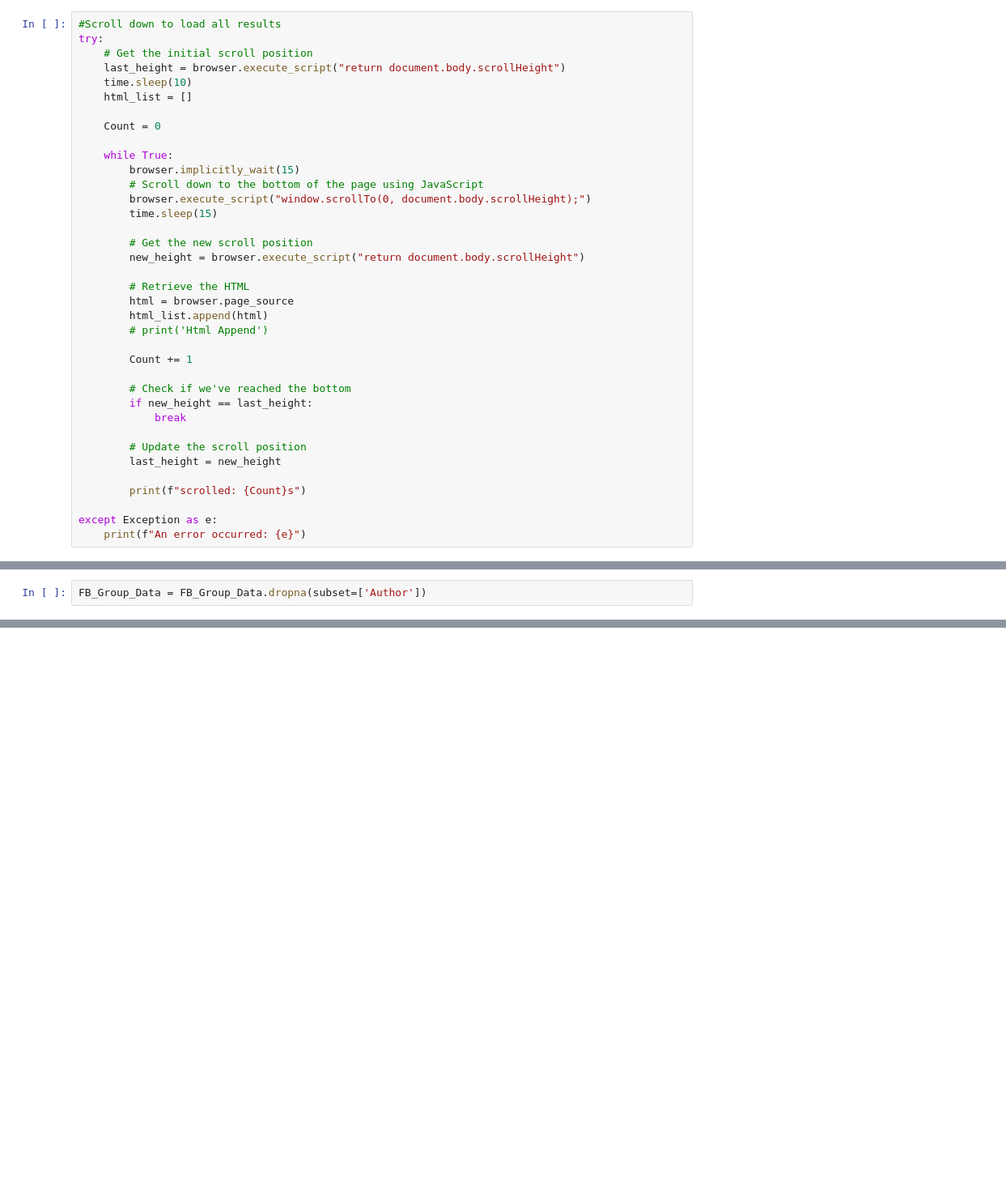
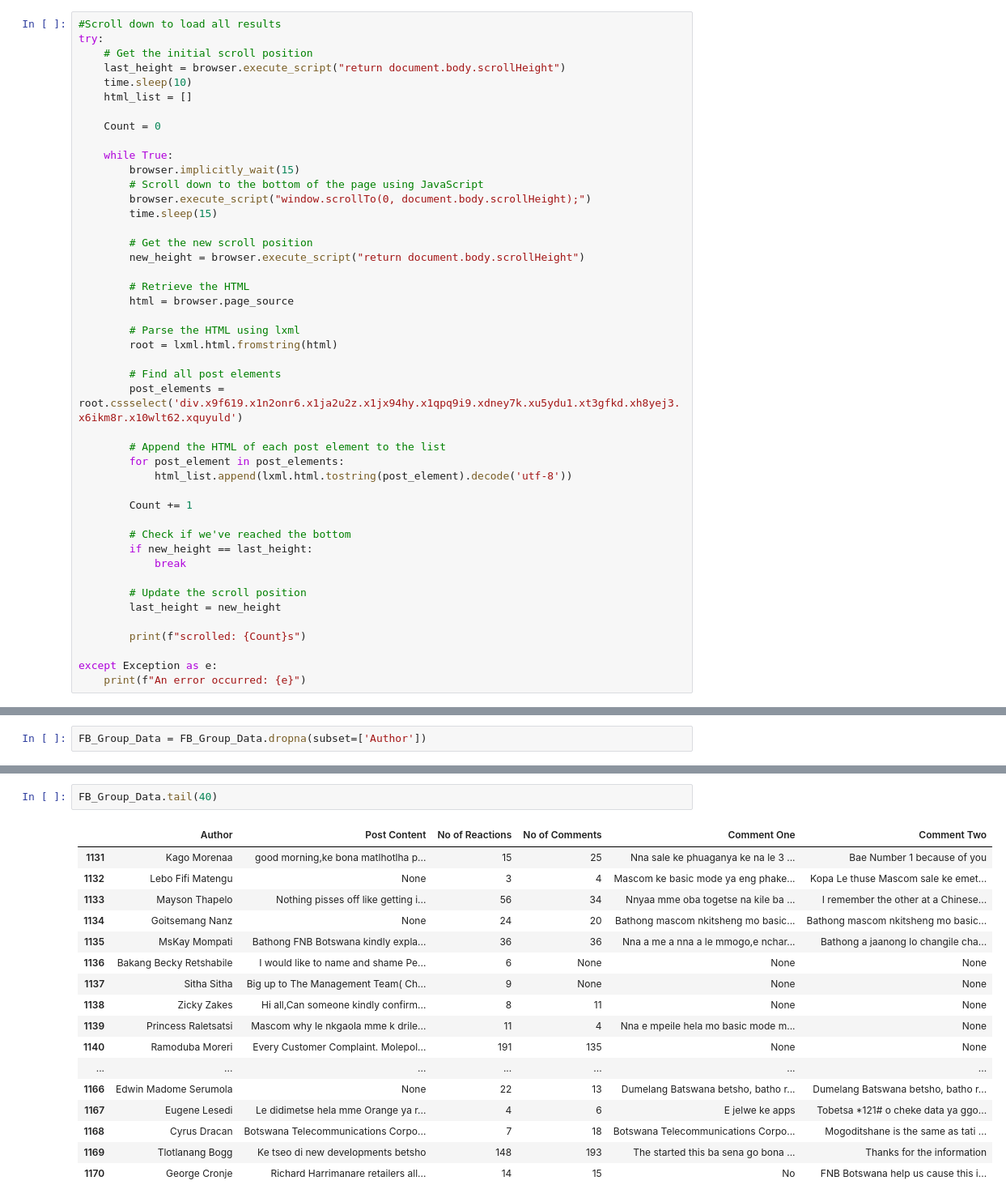
Before and after one commit to SandileDesmondMfazi/FB_Group_Posts_Scraper, a Jupyter notebook: Marketplace_Discord_Tutorial2.ipynb, the cells around one changed output, grey strips where cells are left out. Shown at 81% size. Drawn from its saved outputs; the diff is of its cells as text; blank space fills up the shorter version.

```diff
--- a/Marketplace_Discord_Tutorial2.ipynb
+++ b/Marketplace_Discord_Tutorial2.ipynb
@@ -83,8 +86,16 @@ try:
 
         # Retrieve the HTML
         html = browser.page_source
-        html_list.append(html)
-        # print('Html Append')
+
+        # Parse the HTML using lxml
+        root = lxml.html.fromstring(html)
+
+        # Find all post elements
+        post_elements = root.cssselect('div.x9f619.x1n2onr6.x1ja2u2z.x1jx94hy.x1qpq9i9.xdney7k.xu5ydu1.xt3gfkd.xh8yej3.x6ikm8r.x10wlt62.xquyuld')
+
+        # Append the HTML of each post element to the list
+        for post_element in post_elements:
+            html_list.append(lxml.html.tostring(post_element).decode('utf-8'))
 
         Count += 1
 
@@ -194 +253,21 @@ FB_Group_Data
+# %%
+FB_Group_Data.tail(40)
+# %% [output]
+|  | Author | Post Content | No of Reactions | No of Comments | Comment One | Comment Two |
+| 1131 | Kago Morenaa | good morning,ke bona matlhotlha p... | 15 | 25 | Nna sale ke phuaganya ke na le 3 ... | Bae Number 1 because of you |
+| 1132 | Lebo Fifi Matengu | None | 3 | 4 | Mascom ke basic mode ya eng phake... | Kopa Le thuse Mascom sale ke emet... |
+| 1133 | Mayson Thapelo | Nothing pisses off like getting i... | 56 | 34 | Nnyaa mme oba togetse na kile ba ... | I remember the other at a Chinese... |
+| 1134 | Goitsemang Nanz | None | 24 | 20 | Bathong mascom nkitsheng mo basic... | Bathong mascom nkitsheng mo basic... |
+| 1135 | MsKay Mompati | Bathong FNB Botswana kindly expla... | 36 | 36 | Nna a me a nna a le mmogo,e nchar... | Bathong a jaanong lo changile cha... |
+| 1136 | Bakang Becky Retshabile | I would like to name and shame Pe... | 6 | None | None | None |
+| 1137 | Sitha Sitha | Big up to The Management Team( Ch... | 9 | None | None | None |
+| 1138 | Zicky Zakes | Hi all,Can someone kindly confirm... | 8 | 11 | None | None |
+| 1139 | Princess Raletsatsi | Mascom why le nkgaola mme k drile... | 11 | 4 | Nna e mpeile hela mo basic mode m... | None |
+| 1140 | Ramoduba Moreri | Every Customer Complaint. Molepol... | 191 | 135 | None | None |
+| ... | ... | ... | ... | ... | ... | ... |
+| 1166 | Edwin Madome Serumola | None | 22 | 13 | Dumelang Batswana betsho, batho r... | Dumelang Batswana betsho, batho r... |
+| 1167 | Eugene Lesedi | Le didimetse hela mme Orange ya r... | 4 | 6 | E jelwe ke apps | Tobetsa *121# o cheke data ya ggo... |
+| 1168 | Cyrus Dracan | Botswana Telecommunications Corpo... | 7 | 18 | Botswana Telecommunications Corpo... | Mogoditshane is the same as tati ... |
+| 1169 | Tlotlanang Bogg | Ke tseo di new developments betsho | 148 | 193 | The started this ba sena go bona ... | Thanks for the information |
+| 1170 | George Cronje | Richard Harrimanare retailers all... | 14 | 15 | No | FNB Botswana help us cause this i... |
 # %%
```
Also changed, not shown: parts of 7 cells of this notebook, 1 other file.
